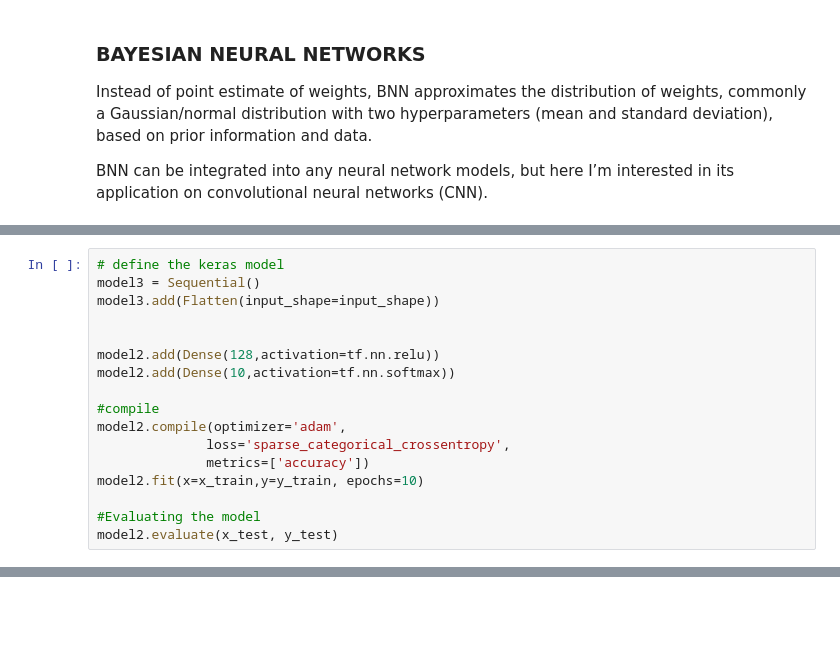
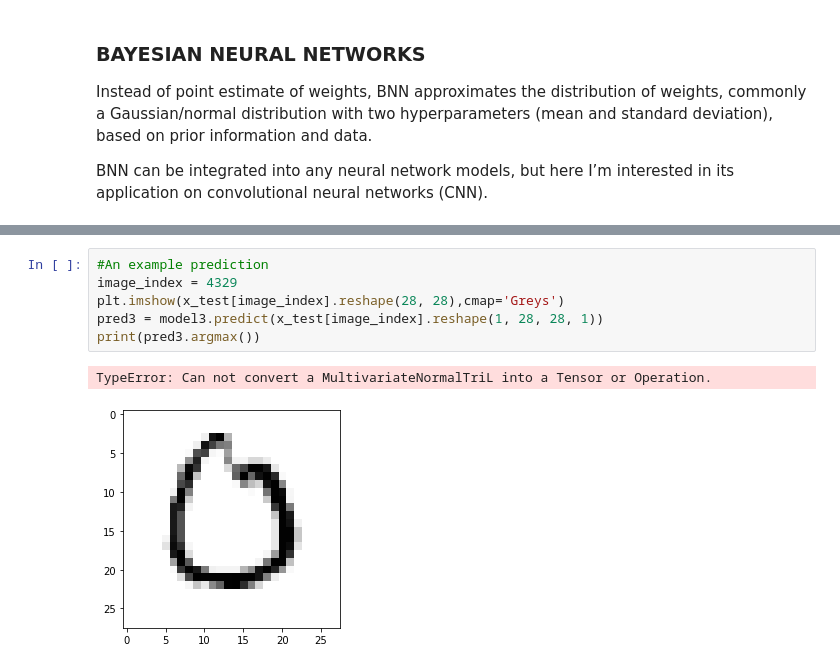
Before and after one commit to jetnew/SlimeRL, a Jupyter notebook: Aakanksha/AakankshaMINST.ipynb, the cells around one changed output, grey strips where cells are left out. Cells and saved outputs as stored; diff of their text form; blank space fills up the shorter version.

```diff
--- a/Aakanksha/AakankshaMINST.ipynb
+++ b/Aakanksha/AakankshaMINST.ipynb
@@ -241,17 +257,0 @@ AttributeError: 'Tensor' object has no attribute 'log_prob'
-# %%
-# define the keras model
-model3 = Sequential()
-model3.add(Flatten(input_shape=input_shape))
-
-
-model2.add(Dense(128,activation=tf.nn.relu))
-model2.add(Dense(10,activation=tf.nn.softmax))
-
-#compile
-model2.compile(optimizer='adam',
-              loss='sparse_categorical_crossentropy',
-              metrics=['accuracy'])
-model2.fit(x=x_train,y=y_train, epochs=10)
-
-#Evaluating the model
-model2.evaluate(x_test, y_test)
@@ -257,0 +264,9 @@ model2.evaluate(x_test, y_test)
+# %%
+#An example prediction
+image_index = 4329
+plt.imshow(x_test[image_index].reshape(28, 28),cmap='Greys')
+pred3 = model3.predict(x_test[image_index].reshape(1, 28, 28, 1))
+print(pred3.argmax())
+# %% [output]
+TypeError: Can not convert a MultivariateNormalTriL into a Tensor or Operation.
+[figure, added]
```
Also changed, not shown: parts of 8 cells of this notebook.
